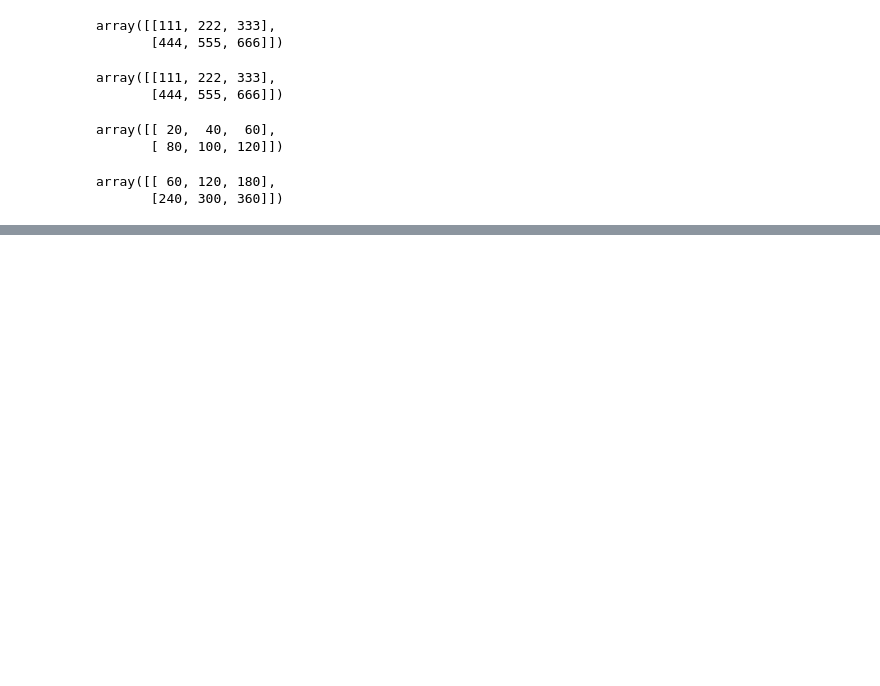
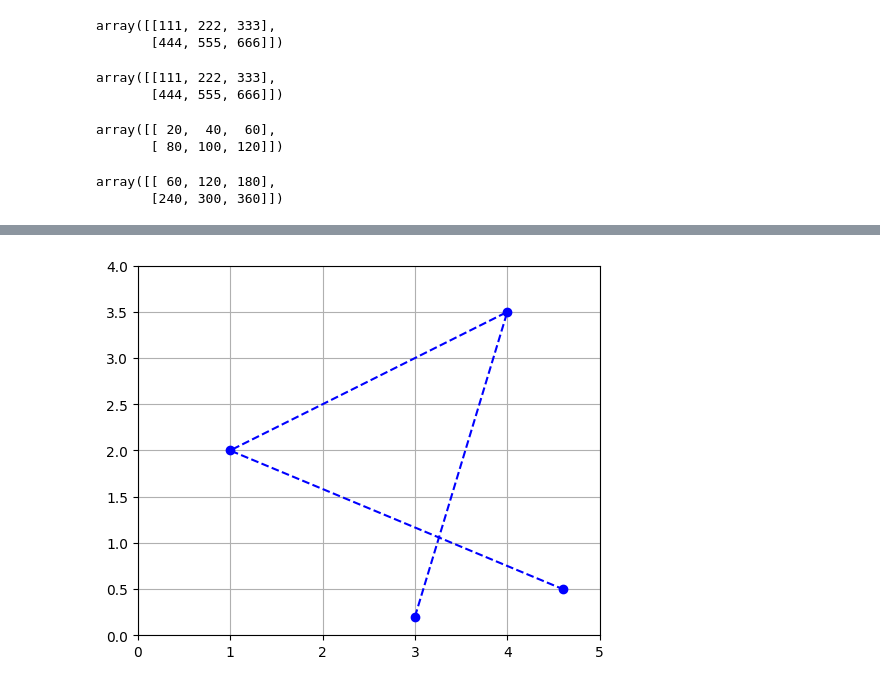
Before and after one commit to AlexBros99/linear_warmup, a Jupyter notebook: main.ipynb, the cells around one changed output, grey strips where cells are left out. Drawn from its saved outputs; the diff is of its cells as text; code cells hidden in the pictures; blank space fills up the shorter version.

```diff
--- a/main.ipynb
+++ b/main.ipynb
@@ -303,0 +405,9 @@ array([[ 60, 120, 180],
+# %%
+plt.plot(x_coords_P, y_coords_P, "bo")
+plt.plot(x_coords_P, y_coords_P, "b--")
+plt.axis([0, 5, 0, 4])
+plt.gca().set_aspect("equal")
+plt.grid()
+plt.show()
+# %% [output]
+[figure, added]
```
Also changed, not shown: parts of 26 cells of this notebook.
